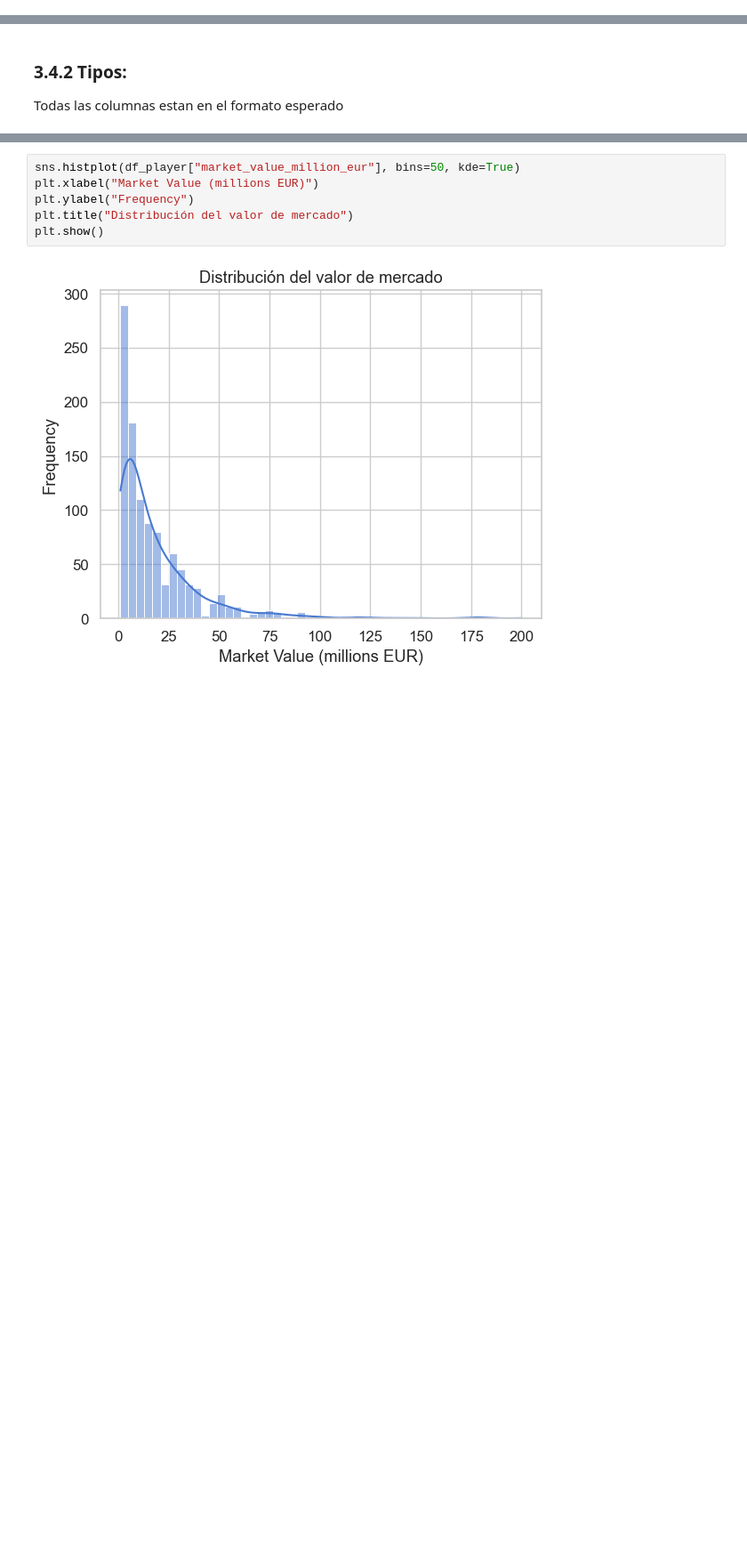
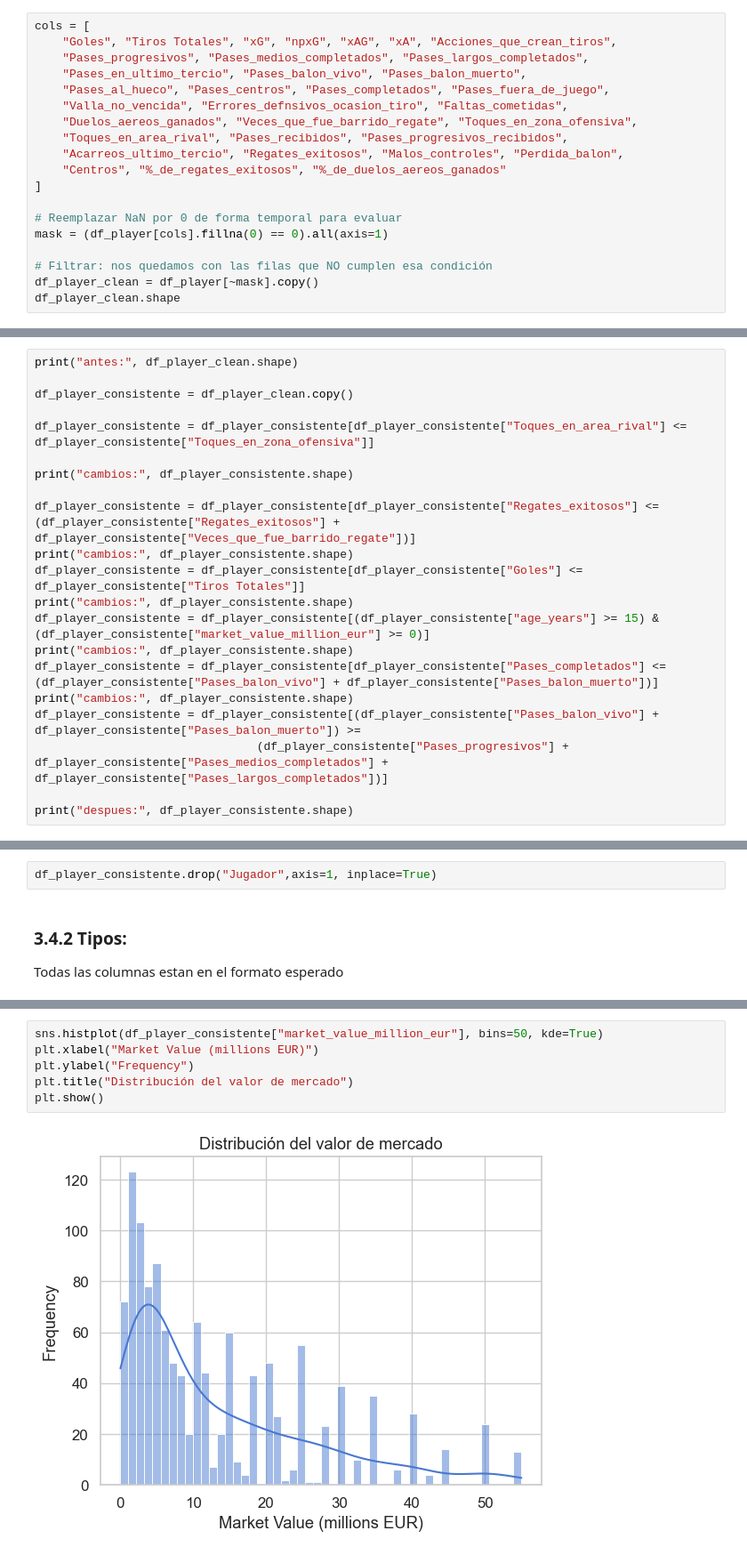
Before and after one commit to JFH000/lab_1, a Jupyter notebook: notebook_lab1.ipynb, the cells around one changed output, grey strips where cells are left out. Shown at 89% size. Drawn from its saved outputs; the diff is of its cells as text; blank space fills up the shorter version.

```diff
--- a/notebook_lab1.ipynb
+++ b/notebook_lab1.ipynb
@@ -594,0 +670,19 @@ df_player.describe()
+# %%
+cols = [
+    "Goles", "Tiros Totales", "xG", "npxG", "xAG", "xA", "Acciones_que_crean_tiros",
+    "Pases_progresivos", "Pases_medios_completados", "Pases_largos_completados",
+    "Pases_en_ultimo_tercio", "Pases_balon_vivo", "Pases_balon_muerto",
+    "Pases_al_hueco", "Pases_centros", "Pases_completados", "Pases_fuera_de_juego",
+    "Valla_no_vencida", "Errores_defnsivos_ocasion_tiro", "Faltas_cometidas",
+    "Duelos_aereos_ganados", "Veces_que_fue_barrido_regate", "Toques_en_zona_ofensiva",
+    "Toques_en_area_rival", "Pases_recibidos", "Pases_progresivos_recibidos",
+    "Acarreos_ultimo_tercio", "Regates_exitosos", "Malos_controles", "Perdida_balon",
+    "Centros", "%_de_regates_exitosos", "%_de_duelos_aereos_ganados"
+]
+
+# Reemplazar NaN por 0 de forma temporal para evaluar
+mask = (df_player[cols].fillna(0) == 0).all(axis=1)
+
+# Filtrar: nos quedamos con las filas que NO cumplen esa condición
+df_player_clean = df_player[~mask].copy()
+df_player_clean.shape
@@ -640,0 +723,21 @@ Verificamos como se distribuye la variable objetivo:
+# %%
+print("antes:", df_player_clean.shape)
+
+df_player_consistente = df_player_clean.copy()
+
+df_player_consistente = df_player_consistente[df_player_consistente["Toques_en_area_rival"] <= df_player_consistente["Toques_en_zona_ofensiva"]]
+
+print("cambios:", df_player_consistente.shape)
+
+df_player_consistente = df_player_consistente[df_player_consistente["Regates_exitosos"] <= (df_player_consistente["Regates_exitosos"] + df_player_consistente["Veces_que_fue_barrido_regate"])]
+print("cambios:", df_player_consistente.shape)
+df_player_consistente = df_player_consistente[df_player_consistente["Goles"] <= df_player_consistente["Tiros Totales"]]
+print("cambios:", df_player_consistente.shape)
+df_player_consistente = df_player_consistente[(df_player_consistente["age_years"] >= 15) & (df_player_consistente["market_value_million_eur"] >= 0)]
+print("cambios:", df_player_consistente.shape)
+df_player_consistente = df_player_consistente[df_player_consistente["Pases_completados"] <= (df_player_consistente["Pases_balon_vivo"] + df_player_consistente["Pases_balon_muerto"])]
+print("cambios:", df_player_consistente.shape)
+df_player_consistente = df_player_consistente[(df_player_consistente["Pases_balon_vivo"] + df_player_consistente["Pases_balon_muerto"]) >=
+                                (df_player_consistente["Pases_progresivos"] + df_player_consistente["Pases_medios_completados"] + df_player_consistente["Pases_largos_completados"])]
+
+print("despues:", df_player_consistente.shape)
@@ -669,3 +792,5 @@ Todos los formatos son correctos, se manejan integers, bools y floats.
+# %%
+df_player_consistente.drop("Jugador",axis=1, inplace=True)
 # %% [markdown]
 ### 3.4.2 Tipos:
 Todas las columnas estan en el formato esperado
@@ -689,10 +814,10 @@ Todas las columnas estan en el formato esperado
 | Filas duplicadas (mismo `Jugador`)                                     | Agrupadas con reglas (`sum`, `mean`, `max`)      | Consolidar datos de jugadores con registros repetidos en múltiples partidos.  |
 | Filas inconsistentes                                                   | Eliminadas                                       | No cumplían las relaciones lógicas definidas (ej. más goles que tiros).       |
 # %%
-sns.histplot(df_player["market_value_million_eur"], bins=50, kde=True)
+sns.histplot(df_player_consistente["market_value_million_eur"], bins=50, kde=True)
 plt.xlabel("Market Value (millions EUR)")
 plt.ylabel("Frequency")
 plt.title("Distribución del valor de mercado")
 plt.show()
 # %% [output]
-[figure, old version]
+[figure, new version]
```
Also changed, not shown: parts of 81 cells of this notebook, 2 other files.
